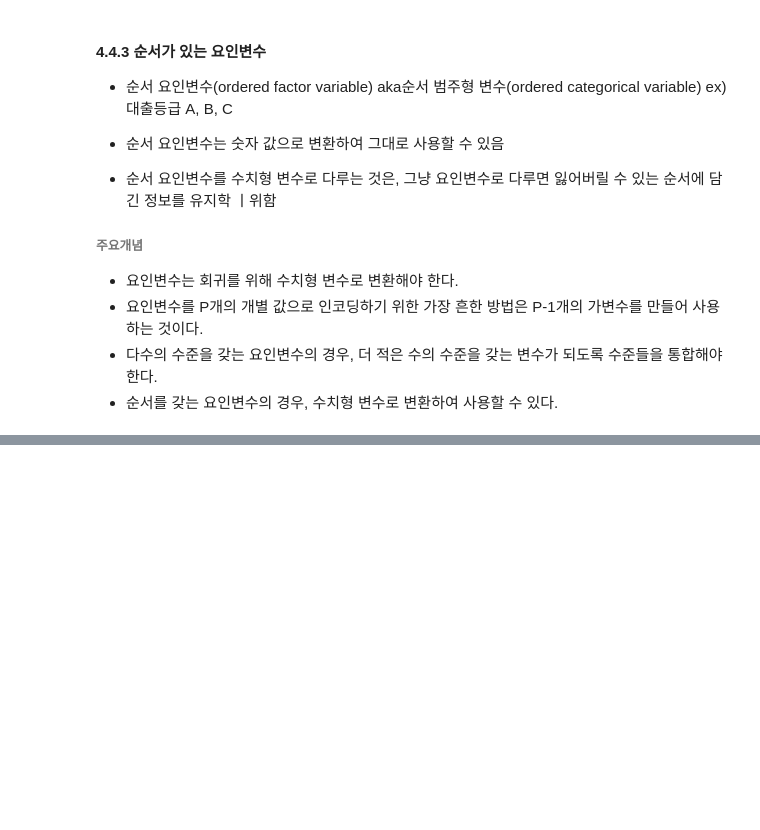
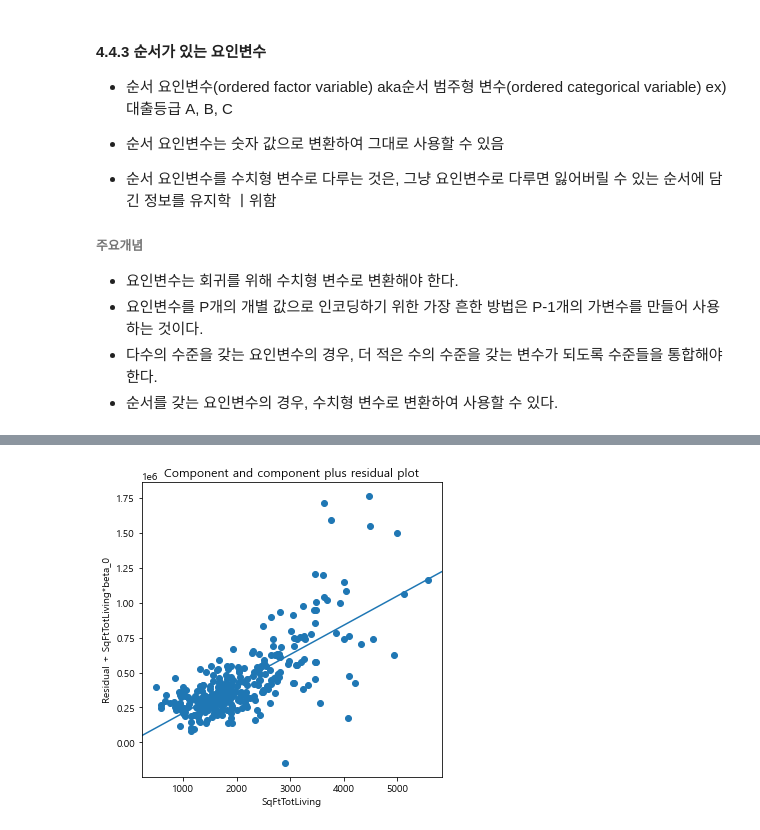
Before and after one commit to reeesource/Basic_statistic, a Jupyter notebook: JawonMin/ch4.ipynb, the cells around one changed output, grey strips where cells are left out. Cells and saved outputs as stored; diff of their text form; code cells hidden in the pictures; blank space fills up the shorter version.

```diff
--- a/JawonMin/ch4.ipynb
+++ b/JawonMin/ch4.ipynb
@@ -676,0 +973,9 @@ Name: ZipGroup, dtype: int64
+# %%
+# [그림 4-9] SqFtTotLiving 변수에 대한 편잔차그림
+fig, ax = plt.subplots(figsize=(5, 5))
+fig = sm.graphics.plot_ccpr(result_98105, 'SqFtTotLiving', ax=ax)
+
+plt.tight_layout()
+plt.show()
+# %% [output]
+[figure, added]
```
Also changed, not shown: parts of 47 cells of this notebook.
